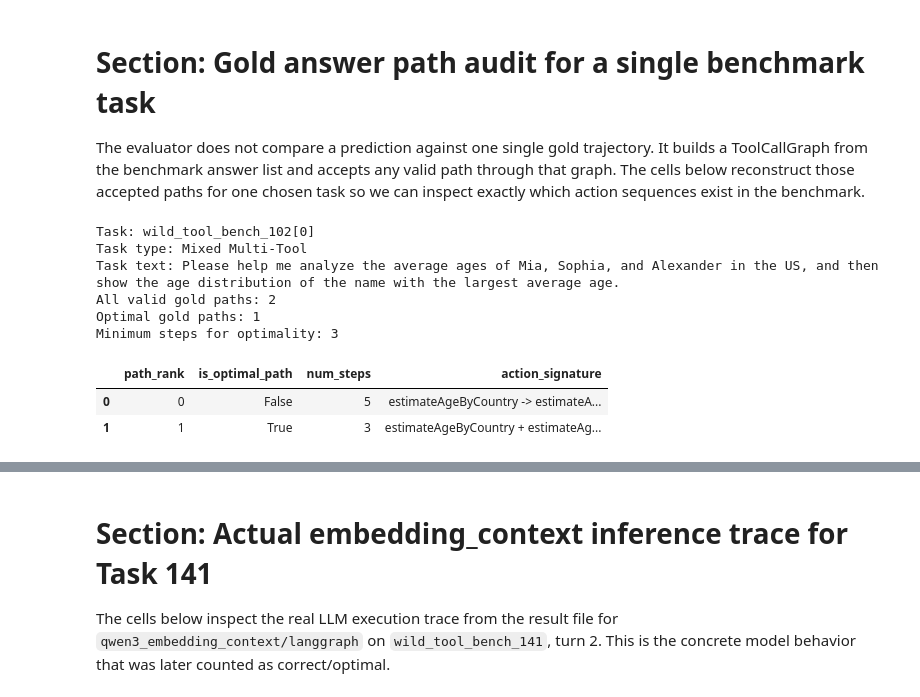
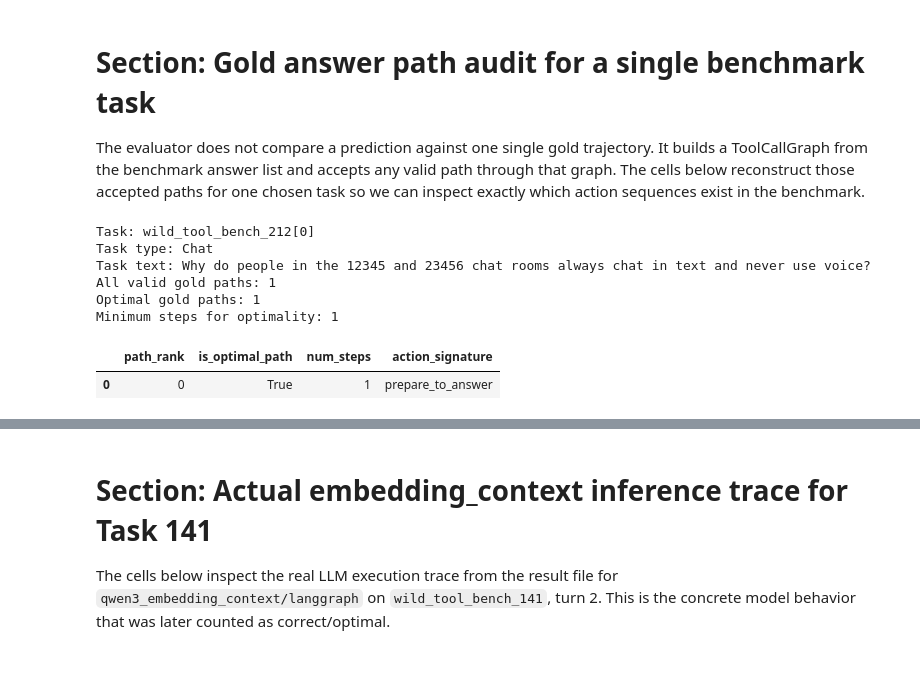
Before and after one commit to Anni0401/ToolSelectionBenchmark, a Jupyter notebook: wild-tool-bench/analyze_results.ipynb, the cells around one changed output, grey strips where cells are left out. Saved outputs shown, nothing was run; the diff lists cells and outputs as text; code cells hidden in the pictures; blank space fills up the shorter version.

```diff
--- a/wild-tool-bench/analyze_results.ipynb
+++ b/wild-tool-bench/analyze_results.ipynb
@@ -3154,8 +3158,10 @@ so we can inspect exactly which action sequences exist in the benchmark.
 from wtb.tool_call_graph import ToolCallGraph
 import pandas as pd
 
-AUDIT_TASK_ID = "wild_tool_bench_102"
-AUDIT_TASK_IDX = 0
+Task_Id ="wild_tool_bench_212"
+Task_idx = 0
+AUDIT_TASK_ID = Task_Id
+AUDIT_TASK_IDX = Task_idx
 
 
 def benchmark_task_path_audit(task_id, task_idx):
@@ -3247,40 +3253,39 @@ def benchmark_task_path_audit(task_id, task_idx):
         "num_optimal_paths": int(len(graph.optimal_path_list)),
         "path_df": path_df,
     }
 
 
 audit = benchmark_task_path_audit(
     AUDIT_TASK_ID,
     AUDIT_TASK_IDX,
 )
 
 print("Task:", f"{audit['task_id']}[{audit['task_idx']}]")
 print("Task type:", audit["task_type"])
 print("Task text:", audit["task_text"])
 print("All valid gold paths:", audit["num_all_paths"])
 print("Optimal gold paths:", audit["num_optimal_paths"])
 print("Minimum steps for optimality:", audit["min_length"])
 
 display(
     audit["path_df"][
         [
             "path_rank",
             "is_optimal_path",
             "num_steps",
             "action_signature",
         ]
     ]
 )
 # %% [output]
-Task: wild_tool_bench_102[0]
-Task type: Mixed Multi-Tool
-Task text: Please help me analyze the average ages of Mia, Sophia, and Alexander in the US, and then show the age distribution of the name with the largest average age.
-All valid gold paths: 2
+Task: wild_tool_bench_212[0]
+Task type: Chat
+Task text: Why do people in the 12345 and 23456 chat rooms always chat in text and never use voice?
+All valid gold paths: 1
 Optimal gold paths: 1
-Minimum steps for optimality: 3
+Minimum steps for optimality: 1
 |  | path_rank | is_optimal_path | num_steps | action_signature |
-| 0 | 0 | False | 5 | estimateAgeByCountry -> estimateA... |
-| 1 | 1 | True | 3 | estimateAgeByCountry + estimateAg... |
+| 0 | 0 | True | 1 | prepare_to_answer |
 # %%
 # ============================================================
 # Show the full expanded benchmark actions for one selected path
```
Also changed, not shown: parts of 41 cells of this notebook, 1 other file.
